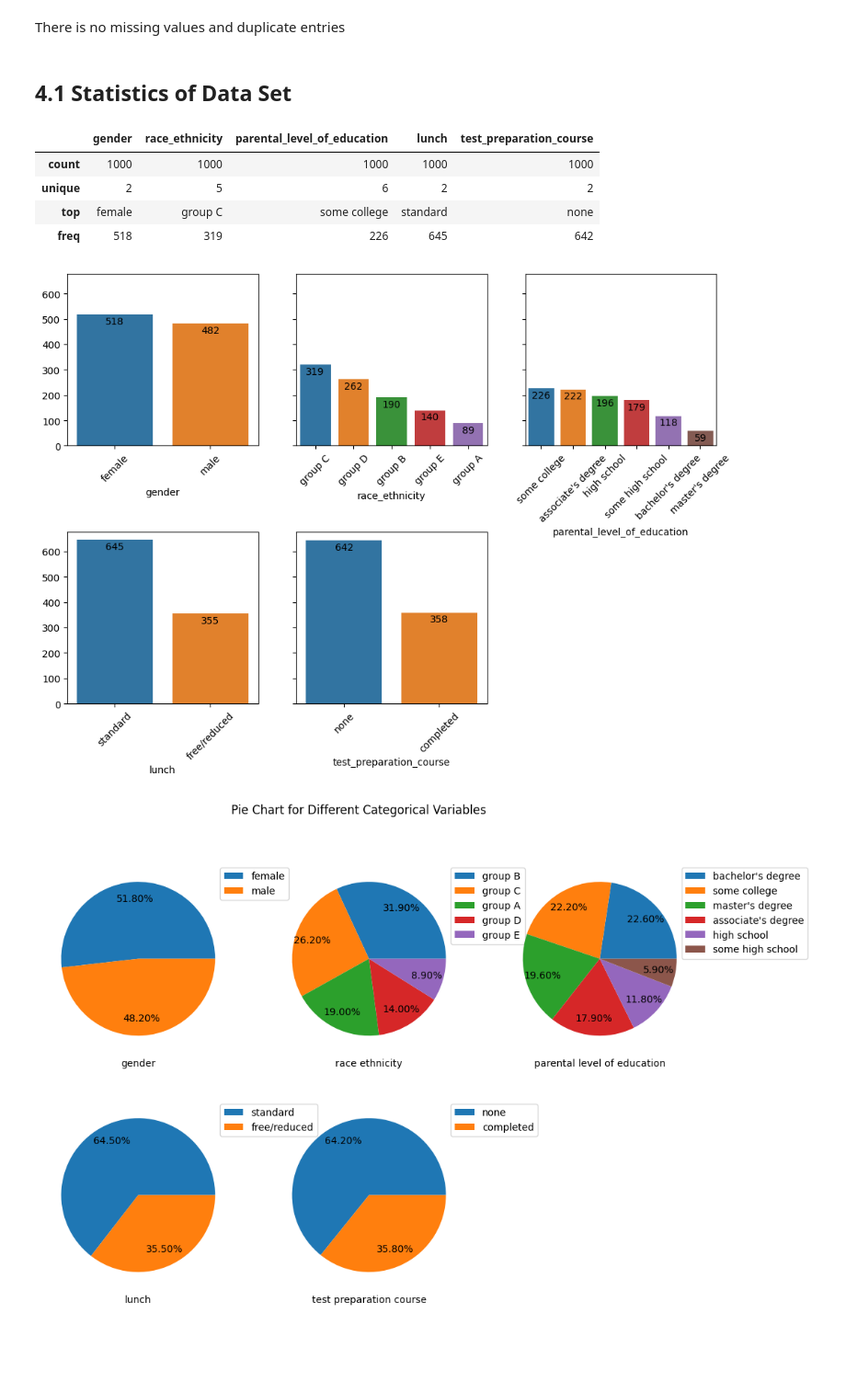
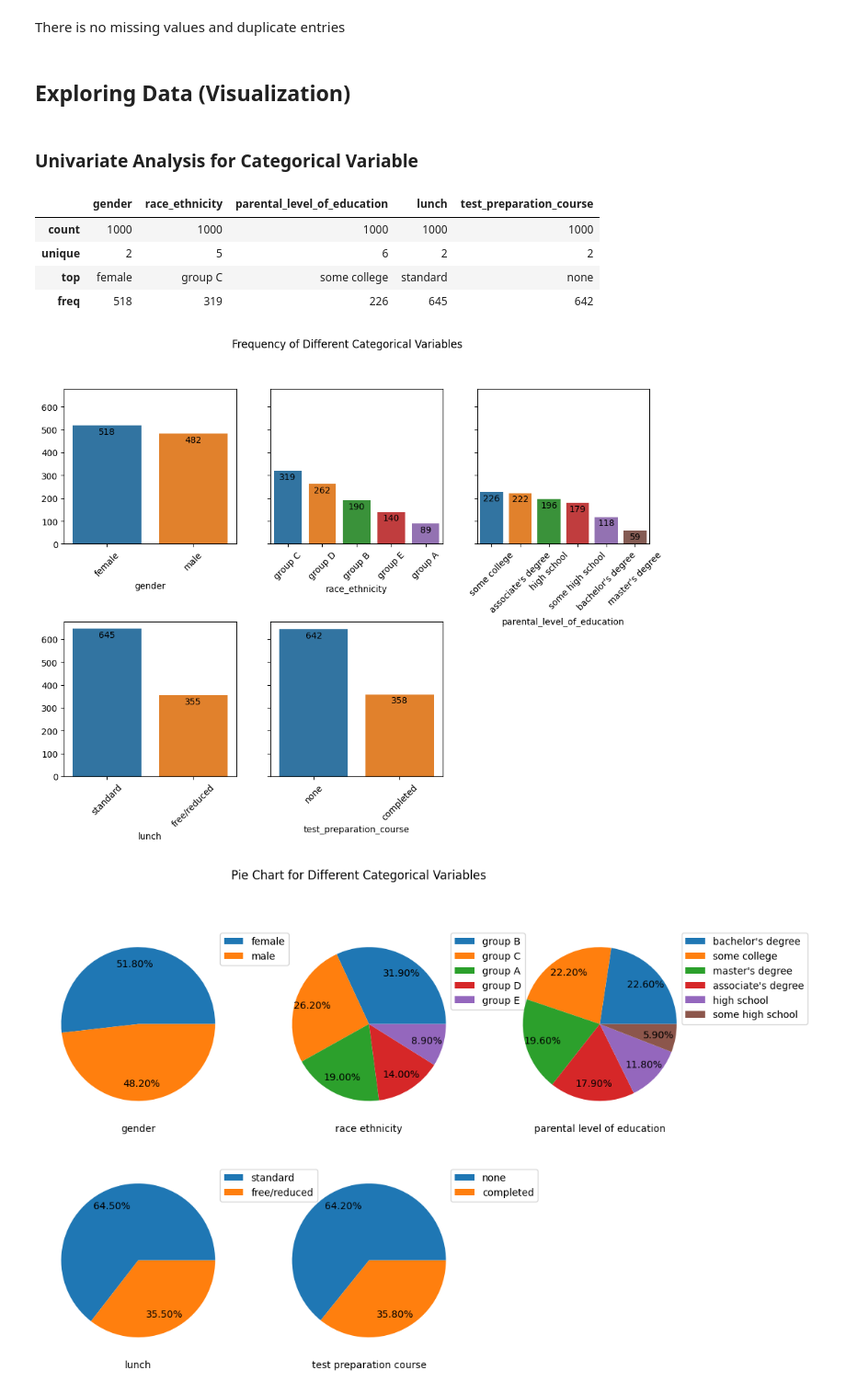
Before and after one commit to durrlov/mlproject, a Jupyter notebook: notebook/EDA.ipynb, the cells around one changed output. Shown: that part at 92% size. Saved outputs shown, nothing was run; the diff lists cells and outputs as text; code cells hidden in the pictures; blank space fills up the shorter version.

```diff
--- a/notebook/EDA.ipynb
+++ b/notebook/EDA.ipynb
@@ -83,8 +99,10 @@ print(df.duplicated().sum())
 0
 # %% [markdown]
 There is no missing values and duplicate entries
-# %% [markdown]
-## 4.1 Statistics of Data Set
+# %% [markdown]
+## Exploring Data (Visualization)
+# %% [markdown]
+### Univariate Analysis for Categorical Variable
 # %%
 df[categorical_variables].describe(include='all')
 # %% [output]
@@ -95,24 +113,25 @@ df[categorical_variables].describe(include='all')
 | freq | 518 | 319 | 226 | 645 | 642 |
 # %%
 fig, axes = plt.subplots(2, 3, figsize=(12, 8), sharey=True)  # Increase figsize for better clarity
+fig.suptitle('Frequency of Different Categorical Variables')
 
 for i, col in enumerate(categorical_variables):
     ax = plt.subplot(2, 3, i + 1)
     sns_bar = sns.barplot(
         x=df[col].value_counts().index,
         y=df[col].value_counts().values,
         ax=ax,
         hue=df[col].value_counts().index
     )
     plt.xticks(rotation=45)
     for container in sns_bar.containers:
         plt.bar_label(container, fontsize = 10, padding = -12)
 
 plt.subplots_adjust(hspace=0.5)
 fig.delaxes(axes[1, 2])
 plt.show()
 # %% [output]
-[figure, old version]
+[figure, new version]
 # %%
 fig, axs = plt.subplots(2, 3, figsize=(12, 8))
 fig.delaxes(axs[1,2])
```
Also changed, not shown: parts of 67 cells of this notebook, 13 other files.
